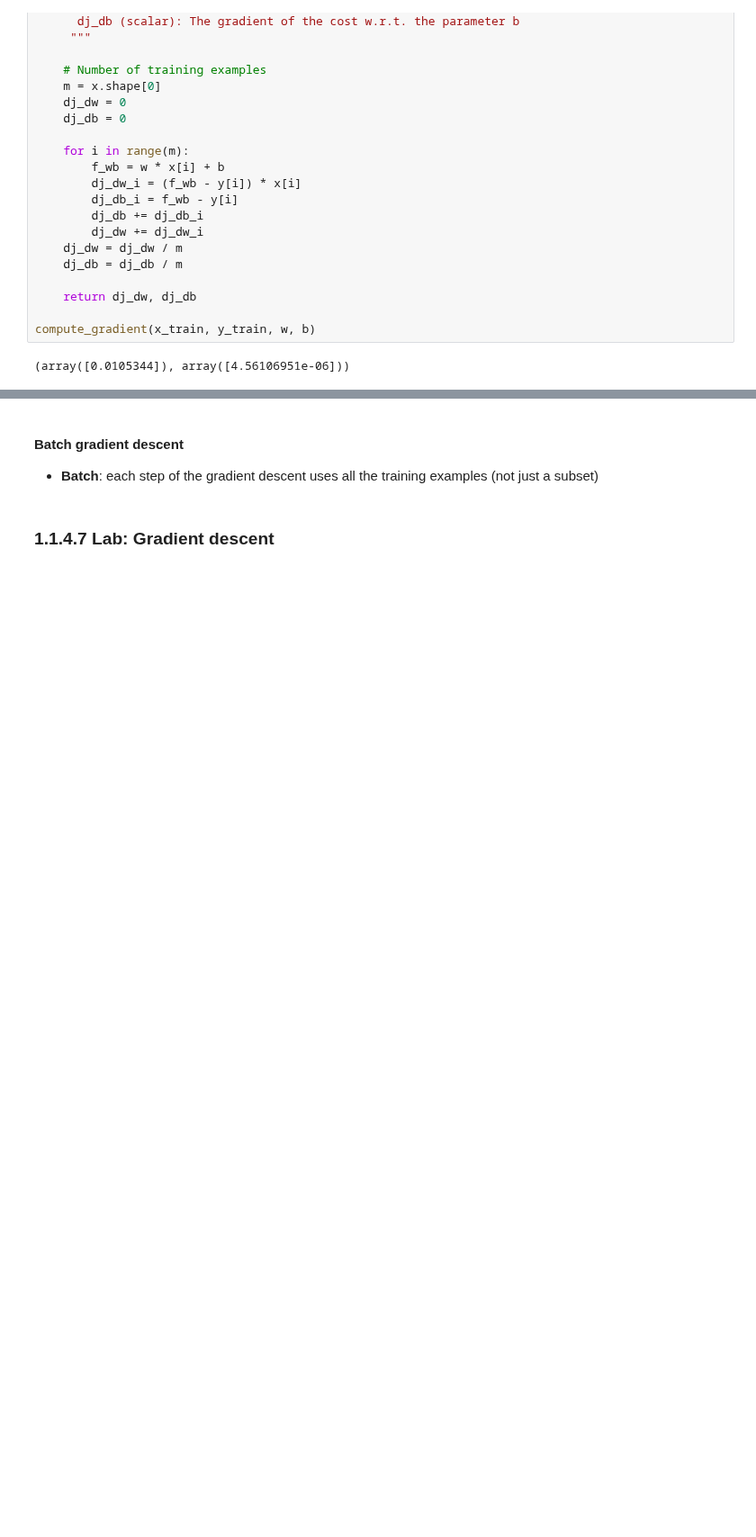
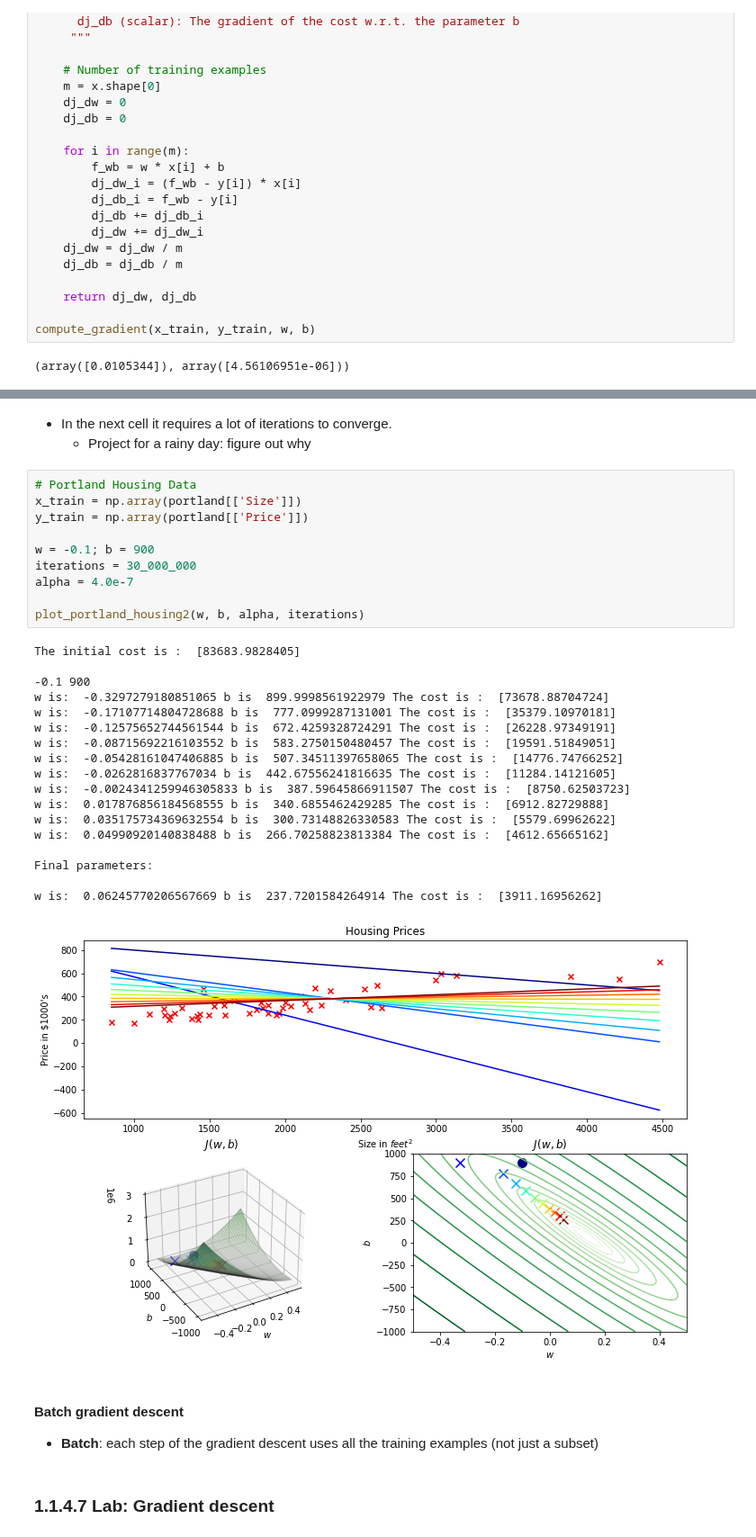
Before and after one commit to PaulToronto/Stanford-Andrew-Ng-Machine-Learning-Specialization, a Jupyter notebook: 1_1_Introduction_to_Machine_Learning.ipynb, the cells around one changed output, grey strips where cells are left out. Shown at 90% size. Cells and saved outputs as stored; diff of their text form; blank space fills up the shorter version.

```diff
--- a/1_1_Introduction_to_Machine_Learning.ipynb
+++ b/1_1_Introduction_to_Machine_Learning.ipynb
@@ -1367,3 +1436,35 @@ print(compute_gradient(x_train, y_train, w, b))
+# %% [markdown]
+- In the next cell it requires a lot of iterations to converge.
+    - Project for a rainy day: figure out why
+# %%
+# Portland Housing Data
+x_train = np.array(portland[['Size']])
+y_train = np.array(portland[['Price']])
+
+w = -0.1; b = 900
+iterations = 30_000_000
+alpha = 4.0e-7
+
+plot_portland_housing2(w, b, alpha, iterations)
+# %% [output]
+The initial cost is :  [83683.9828405]
+
+-0.1 900
+w is:  -0.3297279180851065 b is  899.9998561922979 The cost is :  [73678.88704724]
+w is:  -0.17107714804728688 b is  777.0999287131001 The cost is :  [35379.10970181]
+w is:  -0.12575652744561544 b is  672.4259328724291 The cost is :  [26228.97349191]
+w is:  -0.08715692216103552 b is  583.2750150480457 The cost is :  [19591.51849051]
+w is:  -0.05428161047406885 b is  507.34511397658065 The cost is :  [14776.74766252]
+w is:  -0.0262816837767034 b is  442.67556241816635 The cost is :  [11284.14121605]
+w is:  -0.0024341259946305833 b is  387.59645866911507 The cost is :  [8750.62503723]
+w is:  0.017876856184568555 b is  340.6855462429285 The cost is :  [6912.82729888]
+w is:  0.035175734369632554 b is  300.73148826330583 The cost is :  [5579.69962622]
+w is:  0.04990920140838488 b is  266.70258823813384 The cost is :  [4612.65665162]
+
+Final parameters:
+
+w is:  0.06245770206567669 b is  237.7201584264914 The cost is :  [3911.16956262]
+[figure, added]
 # %% [markdown]
 #### Batch gradient descent
 
```
Also changed, not shown: parts of 2 cells of this notebook.
